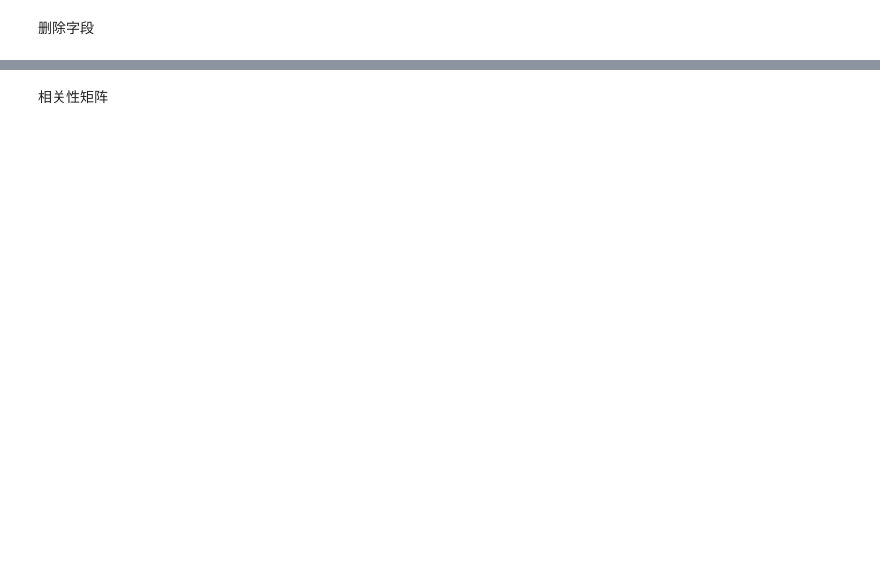
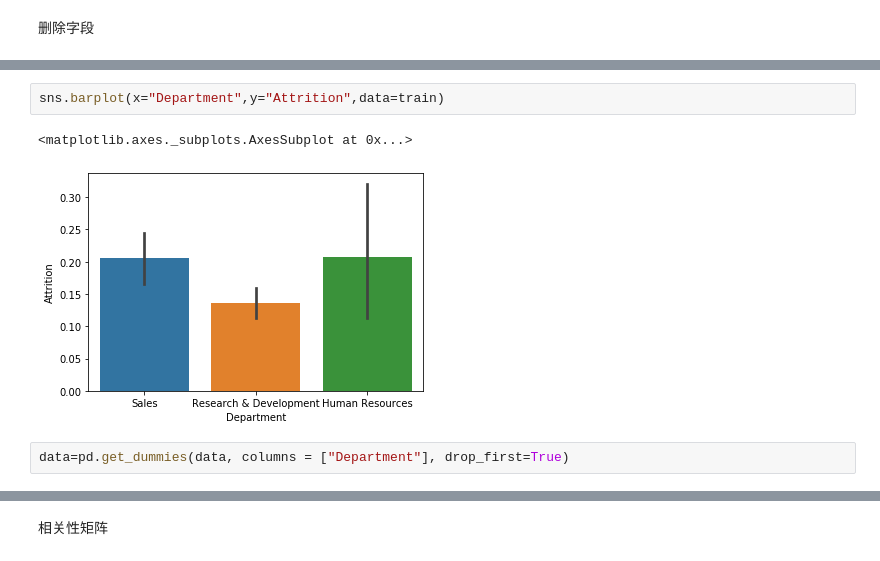
Before and after one commit to heyaug/homework, a Jupyter notebook: L1/action2.ipynb, the cells around one changed output, grey strips where cells are left out. Saved outputs shown, nothing was run; the diff lists cells and outputs as text; blank space fills up the shorter version.

```diff
--- a/L1/action2.ipynb
+++ b/L1/action2.ipynb
@@ -112,0 +94,7 @@ full.Attrition=full.Attrition.map({"Yes":1,"No":0})
+# %%
+sns.barplot(x="Department",y="Attrition",data=train)
+# %% [output]
+<matplotlib.axes._subplots.AxesSubplot at 0x...>
+[figure, added]
+# %%
+data=pd.get_dummies(data, columns = ["Department"], drop_first=True)
```
Also changed, not shown: parts of 52 cells of this notebook, 3 other files.
